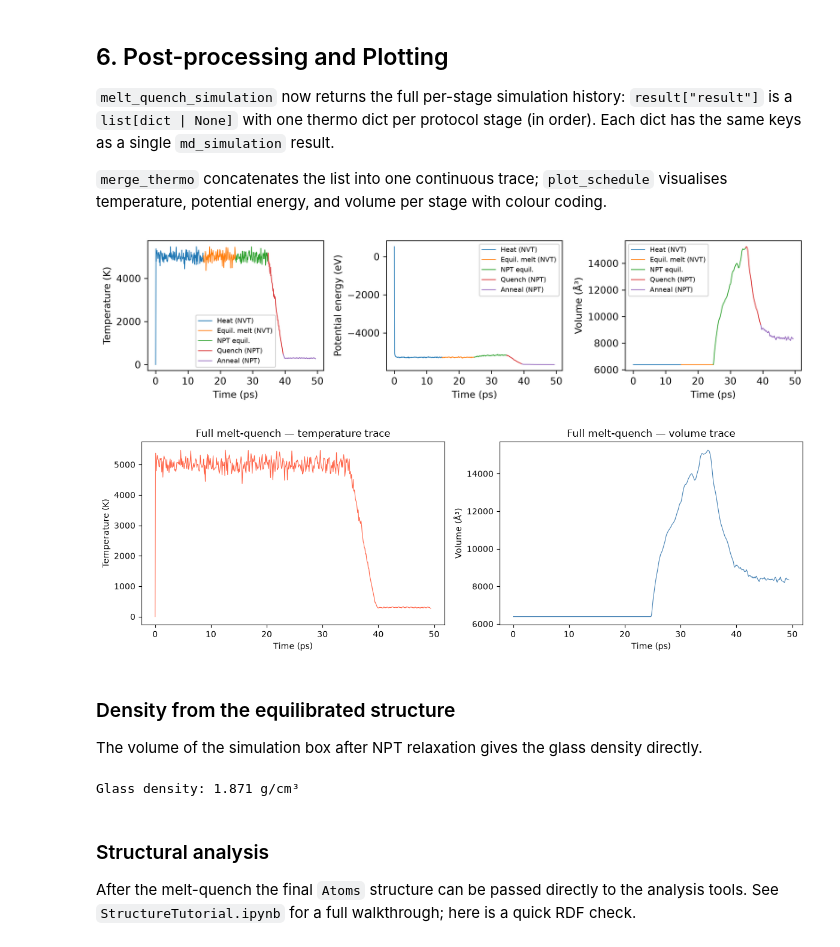
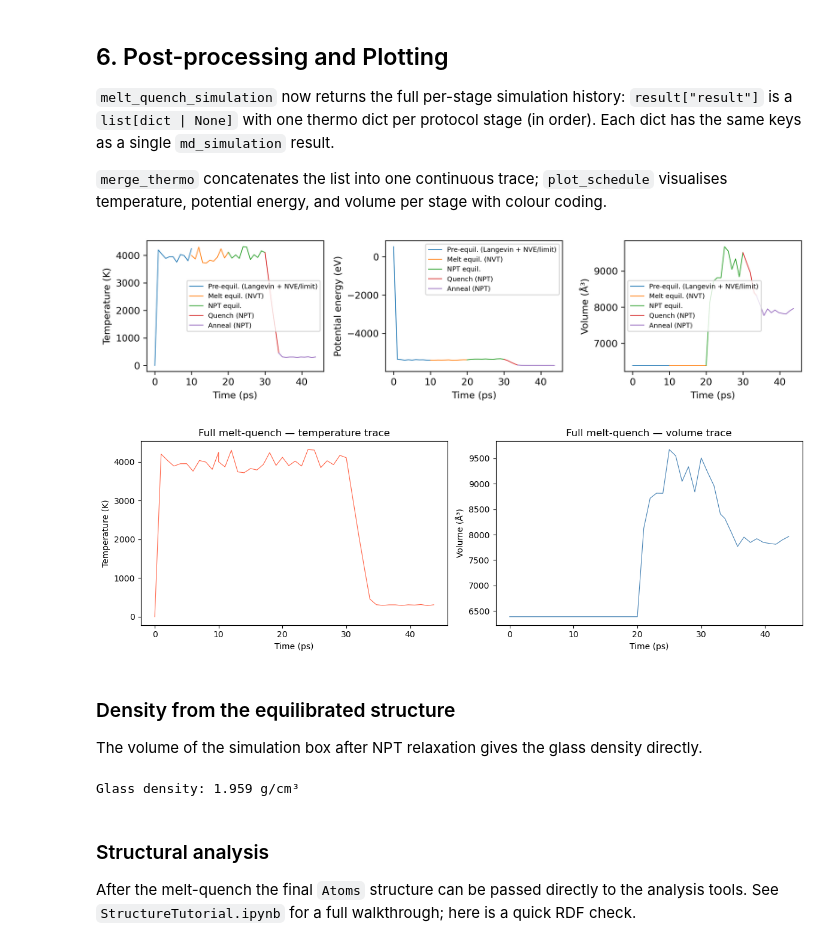
Before and after one commit to glasagent/amorphouspy, a Jupyter notebook: notebooks/MeltquenchTutorial.ipynb, the cells around one changed output. Saved outputs shown, nothing was run; the diff lists cells and outputs as text; code cells hidden in the pictures.

```diff
--- a/notebooks/MeltquenchTutorial.ipynb
+++ b/notebooks/MeltquenchTutorial.ipynb
@@ -456,7 +456,7 @@ PMMCS PPPM:     kspace_style pppm 1e-06
 # Use a borosilicate composition to exercise the B parameters
 struct_dict_bs = am.get_structure_dict({"Na2O": 0.15, "B2O3": 0.15, "SiO2": 0.7}, target_atoms=500)
 atoms = am.get_ase_structure(struct_dict_bs)
-potential_shik = generate_potential(struct_dict_bs, potential_type="shik", melt=True)
+potential_shik = generate_potential(struct_dict_bs, potential_type="shik")
 print(potential_shik[["Name", "Model", "Species"]])
 print()
 print("--- SHIK config lines ---")
@@ -537,13 +537,14 @@ A faster rate (e.g. 1×10¹³ K/s) gives 10× fewer steps and a shorter simulati
 result = am.melt_quench_simulation(
     structure=atoms,
     potential=potential_shik,
-    temperature_high=5000.0,
+    temperature_high=4000.0,
     temperature_low=300.0,
     timestep=1.0,
     heating_rate=1e15,  # fast for demonstration
     cooling_rate=1e15,
     n_dump=None,
-    n_print_thermo=100,
+    n_print_thermo=1000,
+    pre_equilibrate=True,
     equilibration_steps=10000,  # override protocol defaults — production: remove this line
     seed=42,
 )
@@ -661,35 +662,34 @@ def plot_schedule(history: list[dict], labels: list[str] | None = None, timestep
 # %%
 # Per-stage view — each stage has its own colour
 shik_stage_labels = [
-    "Heat (NVT)",
-    "Equil. melt (NVT)",
+    "Pre-equil. (Langevin + NVE/limit)",
+    "Melt equil. (NVT)",
     "NPT equil.",
     "Quench (NPT)",
     "Anneal (NPT)",
-    "Final equil. (NVT)",
 ]
 plot_schedule(history, labels=shik_stage_labels)
 
 # Continuous trace using merge_thermo
 merged = merge_thermo(history)
 time_ps = merged["steps"] * 1e-3  # 1 fs timestep → ps
 
 _fig, axes = plt.subplots(1, 2, figsize=(12, 4))
 axes[0].plot(time_ps, merged["temperature"], lw=0.8, color="tomato")
 axes[0].set_xlabel("Time (ps)")
 axes[0].set_ylabel("Temperature (K)")
 axes[0].set_title("Full melt-quench — temperature trace")
 
 axes[1].plot(time_ps, merged["volume"], lw=0.8, color="steelblue")
 axes[1].set_xlabel("Time (ps)")
 axes[1].set_ylabel("Volume (Å³)")
 axes[1].set_title("Full melt-quench — volume trace")
 
 plt.tight_layout()
 plt.show()
 # %% [output]
-[figure, old version]
+[figure, new version]
-[figure, old version]
+[figure, new version]
 # %% [markdown]
 ### Density from the equilibrated structure
 
@@ -708,7 +708,7 @@ def compute_density(structure):
 rho = compute_density(glass)
 print(f"Glass density: {rho:.3f} g/cm³")
 # %% [output]
-Glass density: 1.871 g/cm³
+Glass density: 1.959 g/cm³
 # %% [markdown]
 ### Structural analysis
 
```
Also changed, not shown: parts of 10 cells of this notebook, 33 other files.
